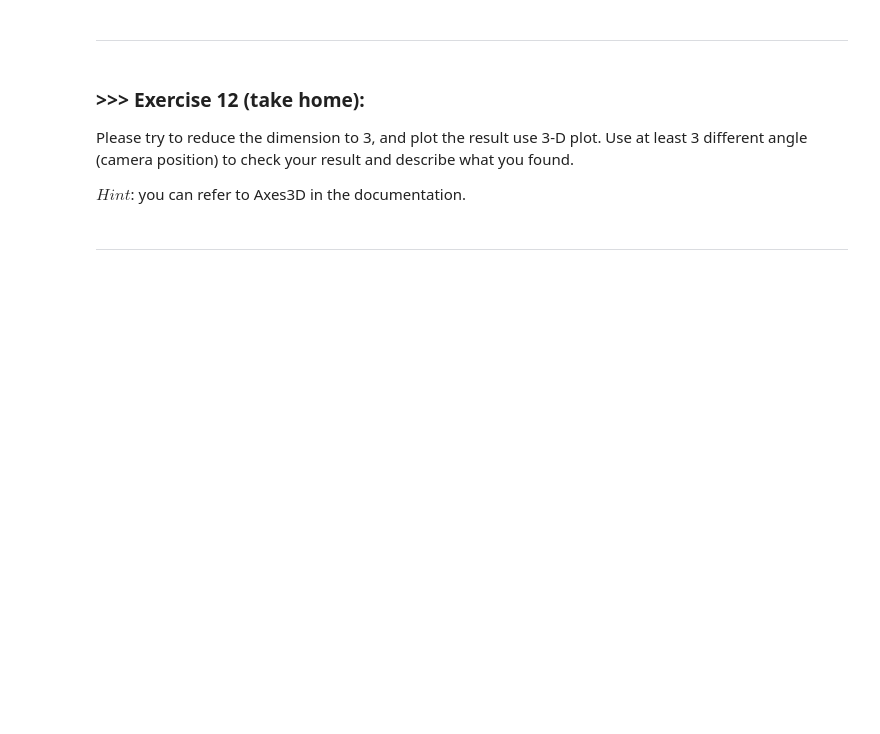
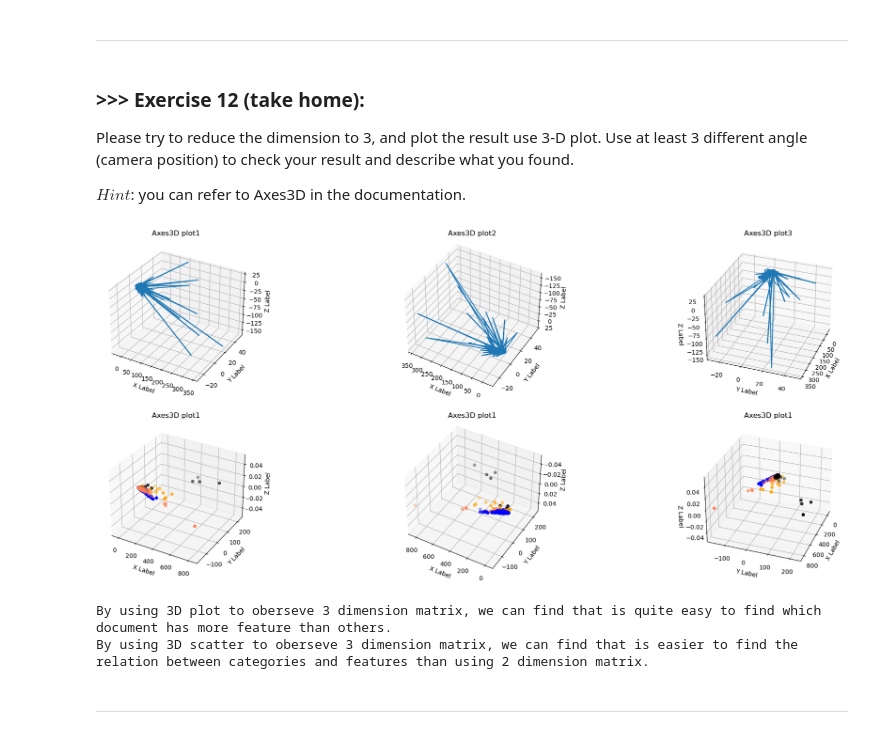
Before and after one commit to NightHao/DM2023-Lab1-Master, a Jupyter notebook: DM2023-Lab1-Master.ipynb, the cells around one changed output. Drawn from its saved outputs; the diff is of its cells as text; code cells hidden in the pictures; blank space fills up the shorter version.

```diff
--- a/DM2023-Lab1-Master.ipynb
+++ b/DM2023-Lab1-Master.ipynb
@@ -1323,3 +1352,70 @@ $Hint$: you can refer to Axes3D in the documentation.
+# %%
+# Answer here
+from matplotlib import cm
+X_reduced = PCA(n_components = 3).fit_transform(X_counts.toarray())
+col = ['coral', 'blue', 'black', 'orange']
+fig = plt.figure(figsize = (25,10))
+
+ax1 = fig.add_subplot(231,projection = '3d')
+ax2 = fig.add_subplot(232,projection = '3d')
+ax3 = fig.add_subplot(233,projection = '3d')
+ax4 = fig.add_subplot(234,projection = '3d')
+ax5 = fig.add_subplot(235,projection = '3d')
+ax6 = fig.add_subplot(236,projection = '3d')
+
+for c, category in zip(col, categories):
+    xs = X_reduced[X['category_name'] == category].T[0] #ACE
+    ys = X_reduced[X['category_name'] == category].T[1] #BDF
+    zs = X_reduced[X['category_name'] == category].T[2]
+    ax4.scatter(xs, ys, c = c, marker='o')
+    ax5.scatter(xs, ys, c = c, marker='o')
+    ax6.scatter(xs, ys, c = c, marker='o')
+
+ax1.plot(xs, ys, zs)
+ax1.set_xlabel('X Label')
+ax1.set_ylabel('Y Label')
+ax1.set_zlabel('Z Label')
+ax1.set_title("Axes3D plot1")
+
+ax2.plot(xs, ys, zs)
+ax2.view_init(-140, 60)
+ax2.set_xlabel('X Label')
+ax2.set_ylabel('Y Label')
+ax2.set_zlabel('Z Label')
+ax2.set_title("Axes3D plot2")
+
+ax3.plot(xs, ys, zs)
+ax3.view_init(30,20)
+ax3.set_xlabel('X Label')
+ax3.set_ylabel('Y Label')
+ax3.set_zlabel('Z Label')
+ax3.set_title("Axes3D plot3")
+
+ax4.set_xlabel('X Label')
+ax4.set_ylabel('Y Label')
+ax4.set_zlabel('Z Label')
+ax4.set_title("Axes3D plot1")
+
+ax5.view_init(-140, 60)
+ax5.set_xlabel('X Label')
+ax5.set_ylabel('Y Label')
+ax5.set_zlabel('Z Label')
+ax5.set_title("Axes3D plot1")
+
+ax6.view_init(30,20)
+ax6.set_xlabel('X Label')
+ax6.set_ylabel('Y Label')
+ax6.set_zlabel('Z Label')
+ax6.set_title("Axes3D plot1")
+
+plt.show()
+
+print("By using 3D plot to oberseve 3 dimension matrix, we can find that is quite easy to find which document has more feature than others.")
+print("By using 3D scatter to oberseve 3 dimension matrix, we can find that is easier to find the relation between categories and features than using 2 dimension matrix.")
+# %% [output]
+[figure, added]
+By using 3D plot to oberseve 3 dimension matrix, we can find that is quite easy to find which document has more feature than others.
+By using 3D scatter to oberseve 3 dimension matrix, we can find that is easier to find the relation between categories and features than using 2 dimension matrix.
 # %% [markdown]
 ---
 # %% [markdown]
```
Also changed, not shown: parts of 12 cells of this notebook.
